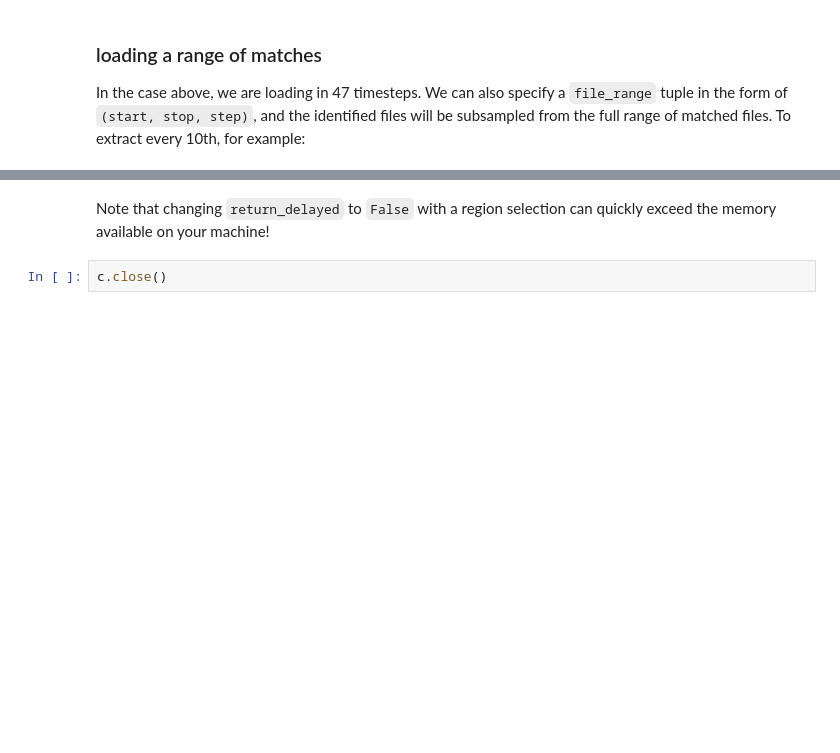
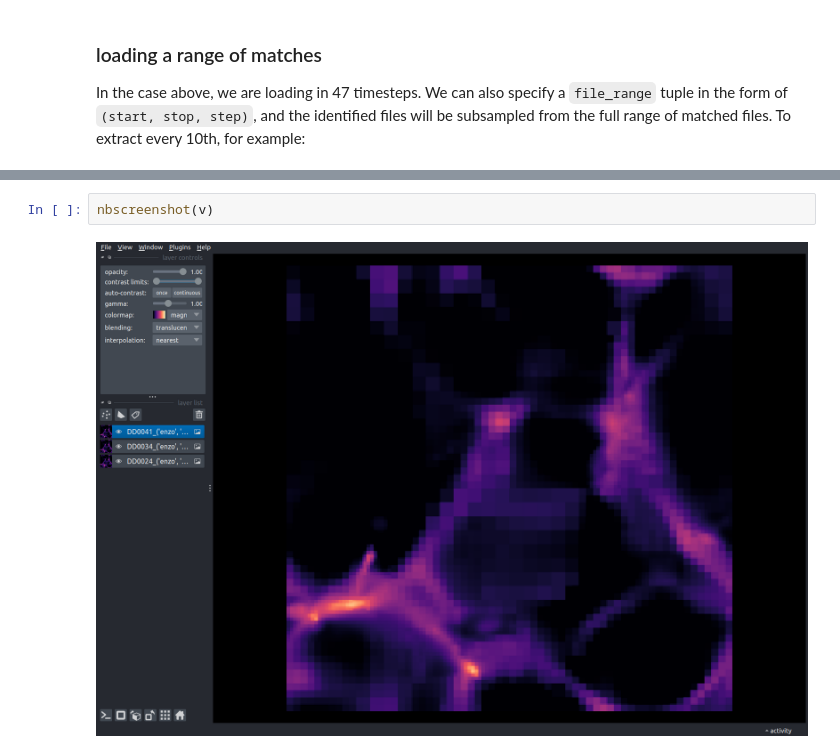
Before and after one commit to data-exp-lab/yt-napari, a Jupyter notebook: docs/examples/ytnapari_scene_04_timeseries.ipynb, the cells around one changed output, grey strips where cells are left out. Drawn from its saved outputs; the diff is of its cells as text; blank space fills up the shorter version.

```diff
--- a/docs/examples/ytnapari_scene_04_timeseries.ipynb
+++ b/docs/examples/ytnapari_scene_04_timeseries.ipynb
@@ -160,4 +184,4 @@ Wall time: 12.3 s
-# %% [markdown]
-Note that changing `return_delayed` to `False` with a region selection can quickly exceed the memory available on your machine!
-# %%
-c.close()
+# %%
+nbscreenshot(v)
+# %% [output]
+[figure, added]
```
Also changed, not shown: parts of 47 cells of this notebook, 4 other files.
